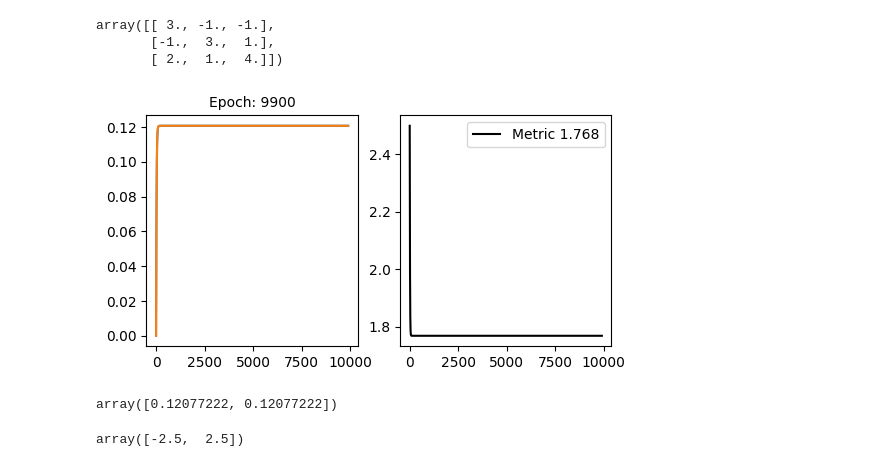
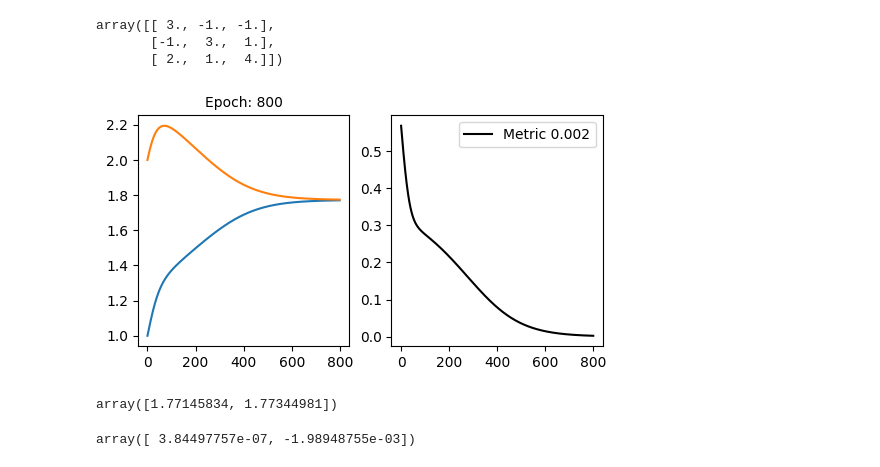
Before and after one commit to asegura4488/MetodosComputacionalesI2025, a Jupyter notebook: Semana9/DescensoGraidienteSL.ipynb, the cells around one changed output. Cells and saved outputs as stored; diff of their text form; code cells hidden in the pictures.

```diff
--- a/Semana9/DescensoGraidienteSL.ipynb
+++ b/Semana9/DescensoGraidienteSL.ipynb
@@ -24,4 +19,4 @@ G = (lambda x,y,z: 3*x - np.cos(y*z) - 1.5, \
 # %%
-G1=(lambda x,y,z: 3*x - y - z - 1., \
+G =(lambda x,y,z: 3*x - y - z - 1., \
     lambda x,y,z: -x + 3*y + z - 3., \
     lambda x,y,z: 2*x + y + 4*z - 7.)
@@ -34,3 +23,6 @@ G2  = (lambda x,y: k1*(x+y)+2*k2*(x+y)**3 - F , \
+# %%
+G1 = np.array([lambda x,y: np.log(x**2+y**2) - np.sin(x*y) - np.log(2) - np.log(np.pi),
+              lambda x,y: np.exp(x-y)+np.cos(x*y)])
 # %%
 def GetF(G,r):
 
@@ -72,14 +64,14 @@ def GetJacobian(f,r,h=1e-3):
 
   return J
 # %%
-J = GetJacobian(G1,np.array([0.,0.,1.]))
+J = GetJacobian(G,np.array([0.,0.,1.]))
 J
 # %% [output]
 array([[ 3., -1., -1.],
        [-1.,  3.,  1.],
        [ 2.,  1.,  4.]])
 # %%
-def Minimizer(G,r,lr=1e-4,epochs=int(1e4),error=1e-3):
+def Minimizer(G,r,lr=5e-3,epochs=int(1e5),error=1e-3):
 
   metric = 1
   it = 0
@@ -110,20 +102,20 @@ def Minimizer(G,r,lr=1e-4,epochs=int(1e4),error=1e-3):
 
       plt.show()
 
-      time.sleep(0.1)
+      time.sleep(0.01)
 
     it += 1
 
   return r
 # %%
-xsol = Minimizer(G2,np.array([0.,0.]))
+xsol = Minimizer(G1,np.array([1.,2.]))
 # %% [output]
-[figure, old version]
+[figure, new version]
 # %%
 xsol
 # %% [output]
-array([0.12077222, 0.12077222])
+array([1.77145834, 1.77344981])
 # %%
-GetF(G2,xsol)
+GetF(G1,xsol)
 # %% [output]
-array([-2.5,  2.5])
+array([ 3.84497757e-07, -1.98948755e-03])
```
Also changed, not shown: parts of 4 cells of this notebook.
